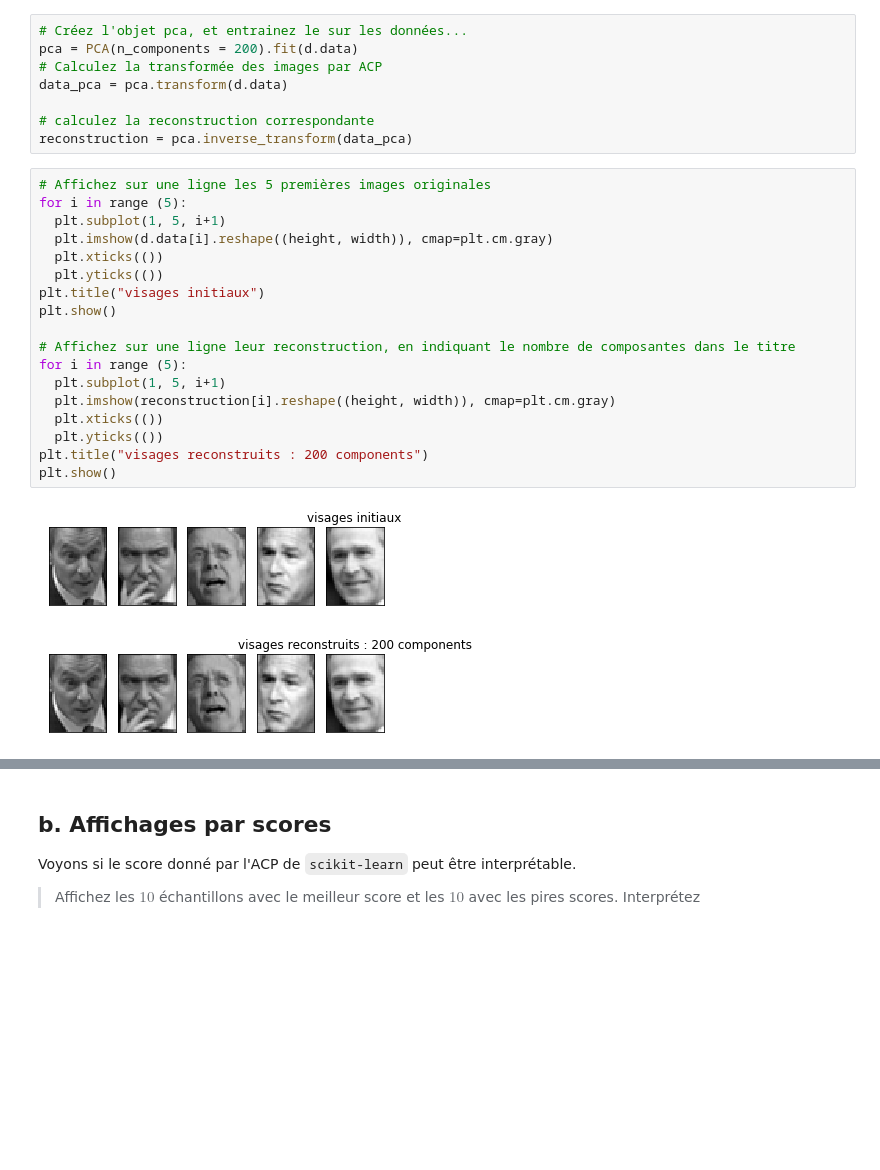
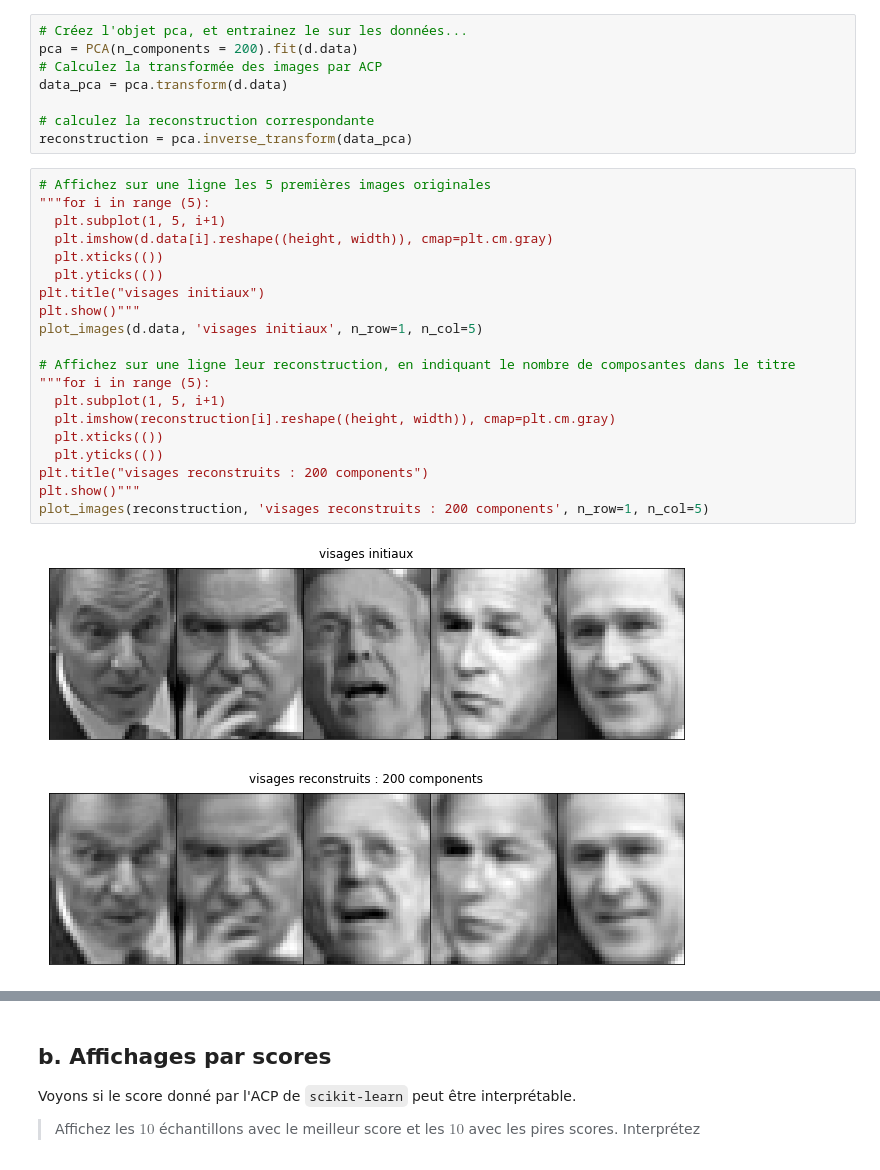
Before and after one commit to campusplage/compte-rendus-pellegrin-nagaratnam, a Jupyter notebook: TP2_sklearn.ipynb, the cells around one changed output, grey strips where cells are left out. Cells and saved outputs as stored; diff of their text form; blank space fills up the shorter version.

```diff
--- a/TP2_sklearn.ipynb
+++ b/TP2_sklearn.ipynb
@@ -272,25 +268,27 @@ data_pca = pca.transform(d.data)
 reconstruction = pca.inverse_transform(data_pca)
 # %%
 # Affichez sur une ligne les 5 premières images originales
-for i in range (5):
+"""for i in range (5):
   plt.subplot(1, 5, i+1)
   plt.imshow(d.data[i].reshape((height, width)), cmap=plt.cm.gray)
   plt.xticks(())
   plt.yticks(())
 plt.title("visages initiaux")
-plt.show()
+plt.show()"""
+plot_images(d.data, 'visages initiaux', n_row=1, n_col=5)
 
 # Affichez sur une ligne leur reconstruction, en indiquant le nombre de composantes dans le titre
-for i in range (5):
+"""for i in range (5):
   plt.subplot(1, 5, i+1)
   plt.imshow(reconstruction[i].reshape((height, width)), cmap=plt.cm.gray)
   plt.xticks(())
   plt.yticks(())
 plt.title("visages reconstruits : 200 components")
-plt.show()
+plt.show()"""
+plot_images(reconstruction, 'visages reconstruits : 200 components', n_row=1, n_col=5)
 # %% [output]
-[figure, old version]
+[figure, new version]
-[figure, old version]
+[figure, new version]
 # %%
 # Maintenant, pour les nombres de composantes suivants: 5, 10, 30, 50, 70, 100, 200, affichez les visages reconstruits sur une ligne
 # puis les visages initiaux sur une ligne.
```
Also changed, not shown: parts of 4 cells of this notebook.
